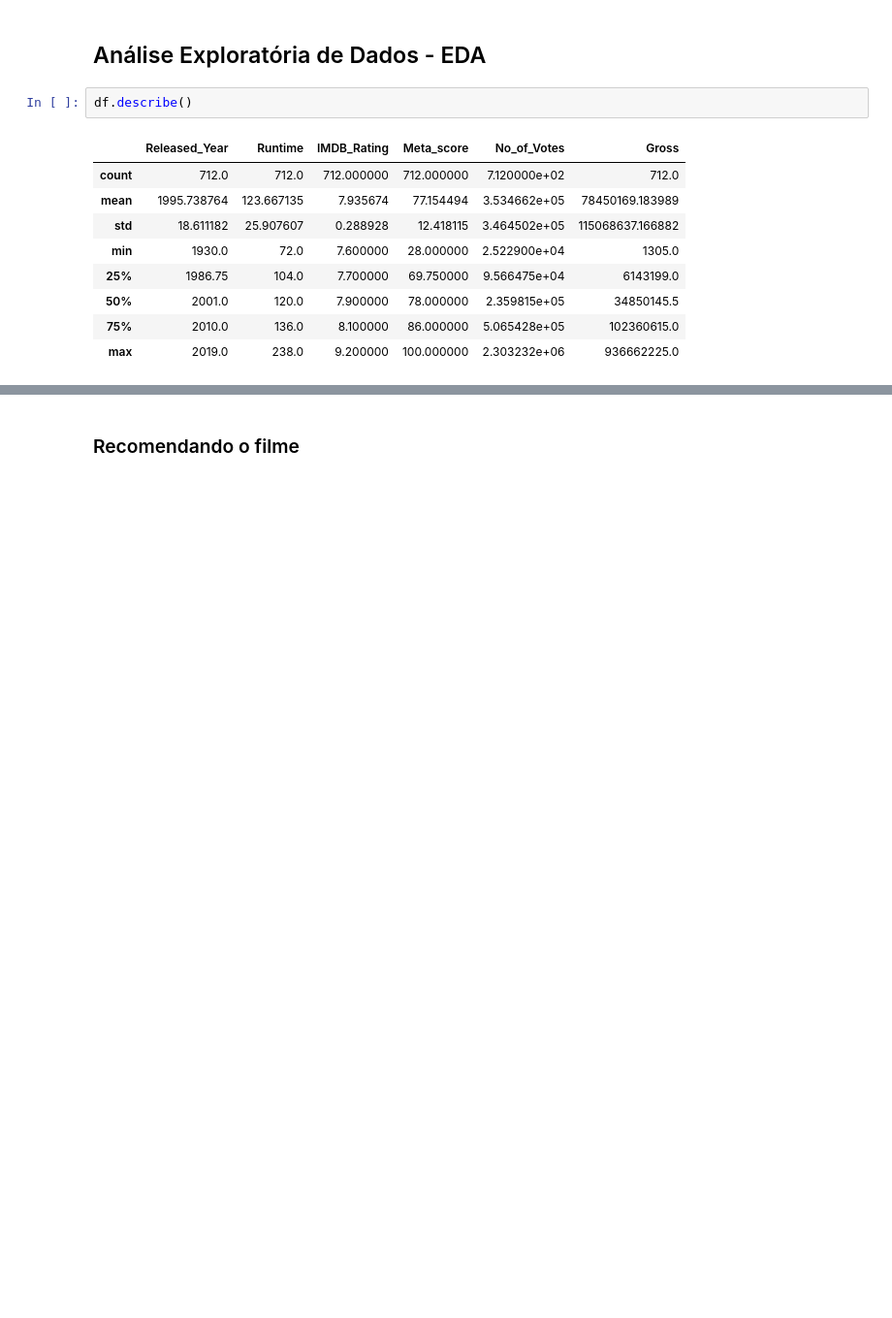
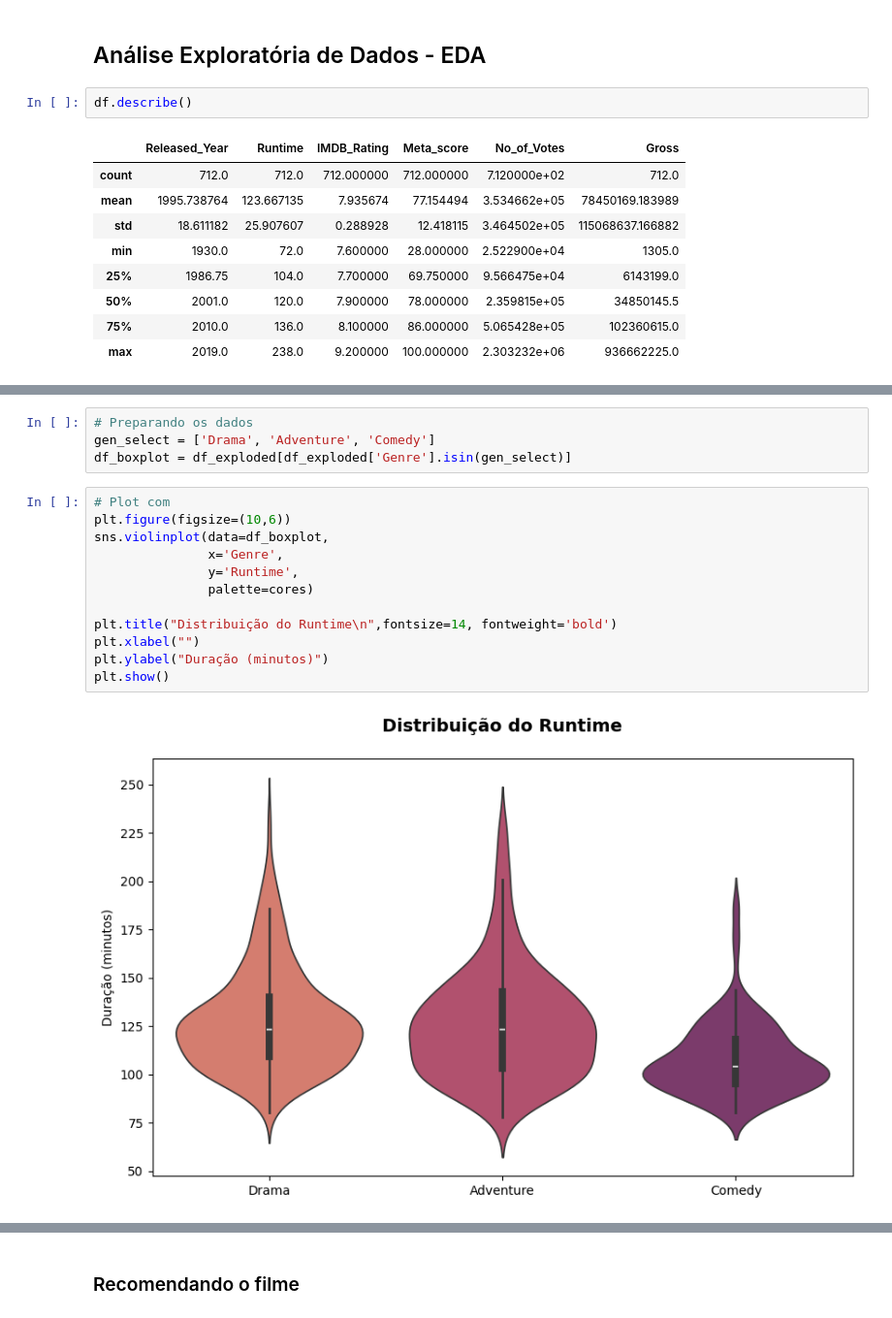
Before and after one commit to Mustasheep/LH-CD-THIAGO-DE-ASSIS, a Jupyter notebook: notebooks/desafio_indicium.ipynb, the cells around one changed output, grey strips where cells are left out. Shown: that part at 97% size. Drawn from its saved outputs; the diff is of its cells as text; blank space fills up the shorter version.

```diff
--- a/notebooks/desafio_indicium.ipynb
+++ b/notebooks/desafio_indicium.ipynb
@@ -233,0 +288,18 @@ Durante a análise exploratoria, irei entrar em vários subtópicos para respond
+# %%
+# Preparando os dados
+gen_select = ['Drama', 'Adventure', 'Comedy']
+df_boxplot = df_exploded[df_exploded['Genre'].isin(gen_select)]
+# %%
+# Plot com
+plt.figure(figsize=(10,6))
+sns.violinplot(data=df_boxplot,
+               x='Genre',
+               y='Runtime',
+               palette=cores)
+
+plt.title("Distribuição do Runtime\n",fontsize=14, fontweight='bold')
+plt.xlabel("")
+plt.ylabel("Duração (minutos)")
+plt.show()
+# %% [output]
+[figure, added]
```
Also changed, not shown: parts of 12 cells of this notebook.
